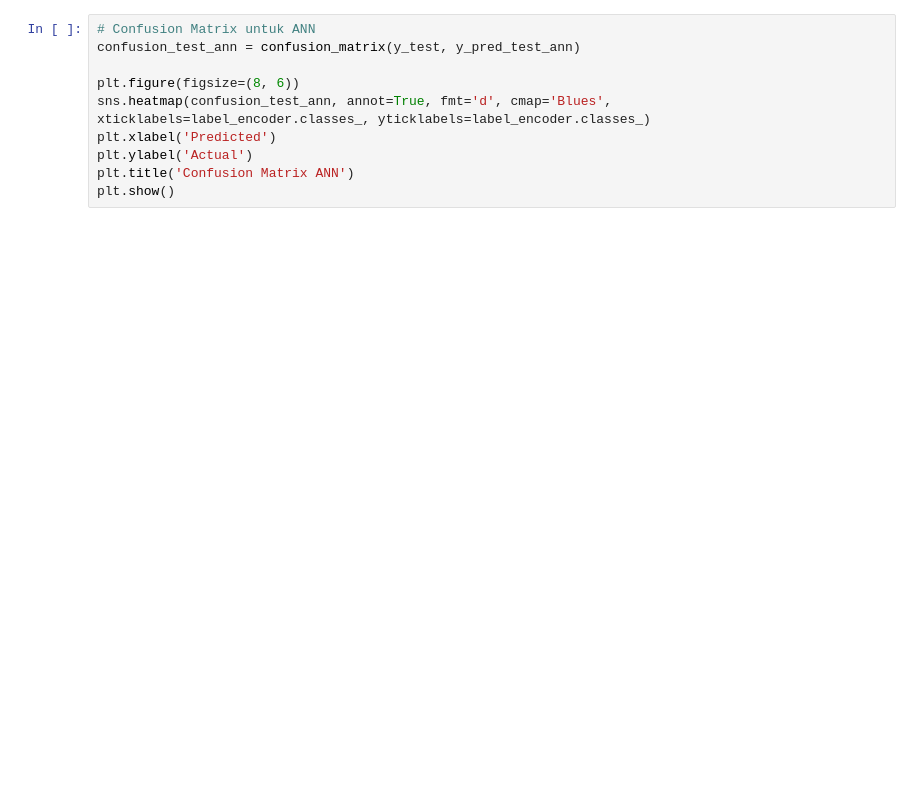
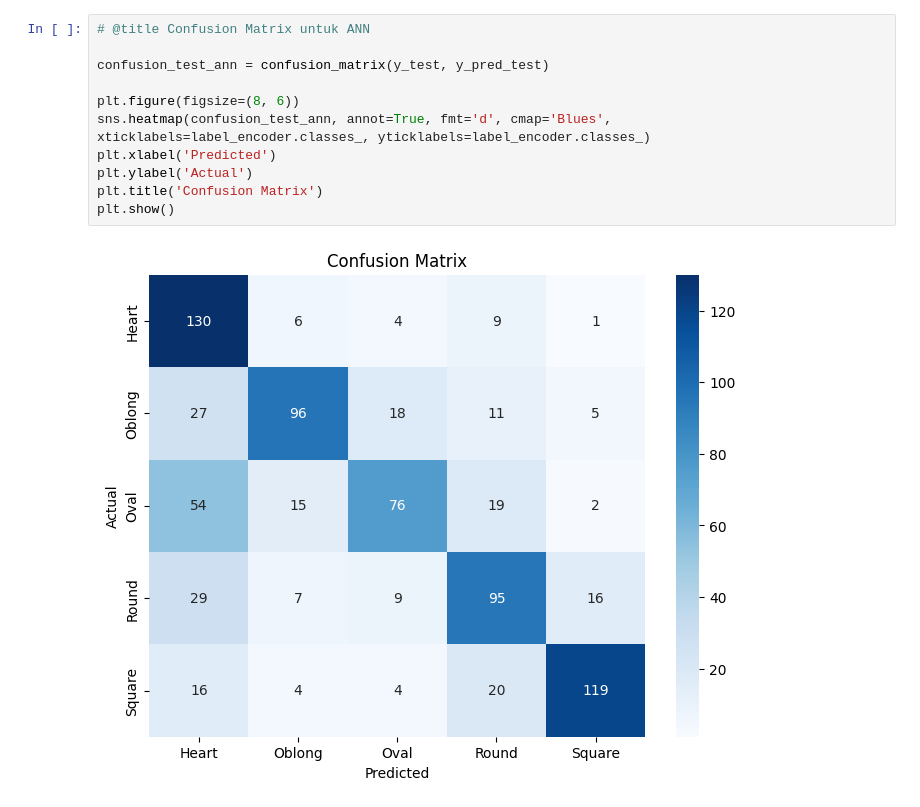
Before and after one commit to akfalah/machine-learning, a Jupyter notebook: 2241720184_AhmadKhoirulFalah.ipynb, the cells around one changed output. Drawn from its saved outputs; the diff is of its cells as text; blank space fills up the shorter version.

```diff
--- a/2241720184_AhmadKhoirulFalah.ipynb
+++ b/2241720184_AhmadKhoirulFalah.ipynb
@@ -199,10 +190,13 @@ plt.show()
 # %%
-# Confusion Matrix untuk ANN
-confusion_test_ann = confusion_matrix(y_test, y_pred_test_ann)
+# @title Confusion Matrix untuk ANN
+
+confusion_test_ann = confusion_matrix(y_test, y_pred_test)
 
 plt.figure(figsize=(8, 6))
 sns.heatmap(confusion_test_ann, annot=True, fmt='d', cmap='Blues', xticklabels=label_encoder.classes_, yticklabels=label_encoder.classes_)
 plt.xlabel('Predicted')
 plt.ylabel('Actual')
-plt.title('Confusion Matrix ANN')
+plt.title('Confusion Matrix')
 plt.show()
+# %% [output]
+[figure, added]
```
Also changed, not shown: parts of 10 cells of this notebook.
